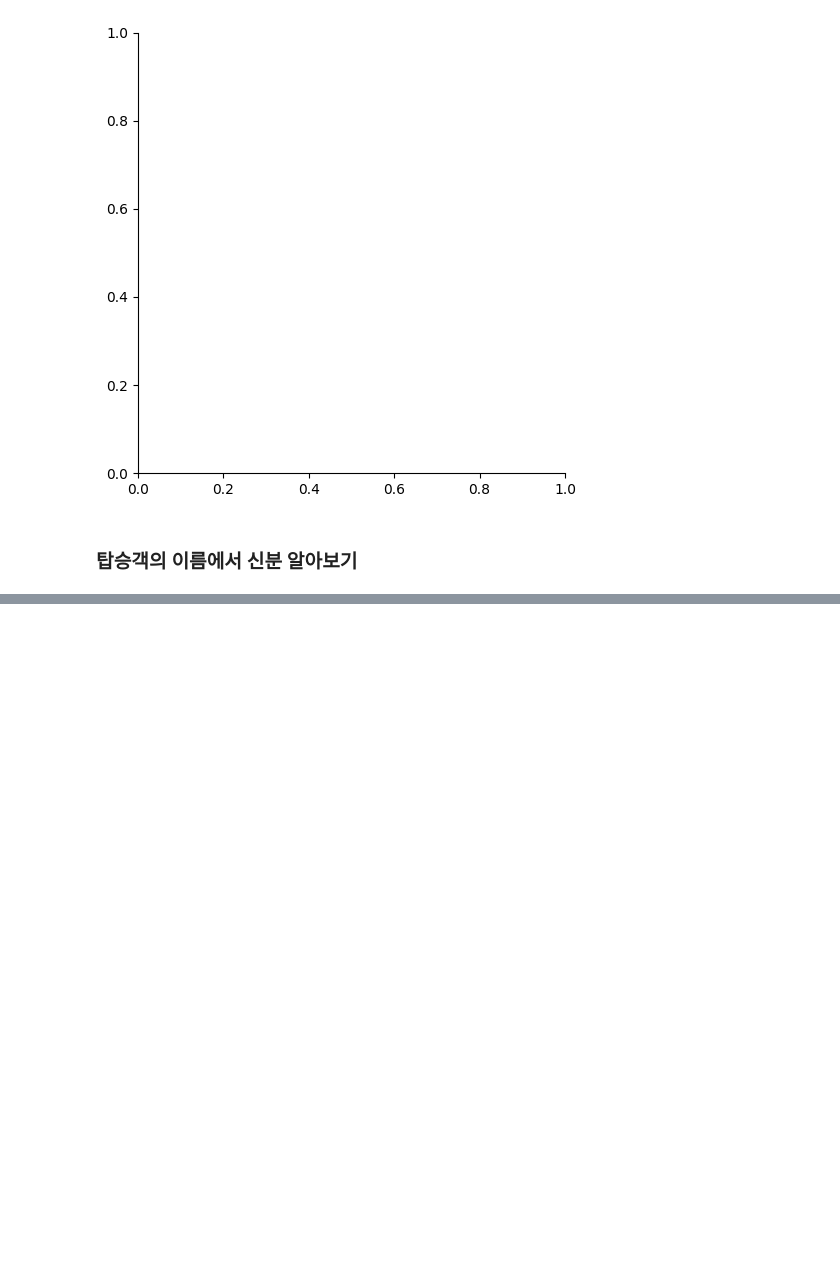
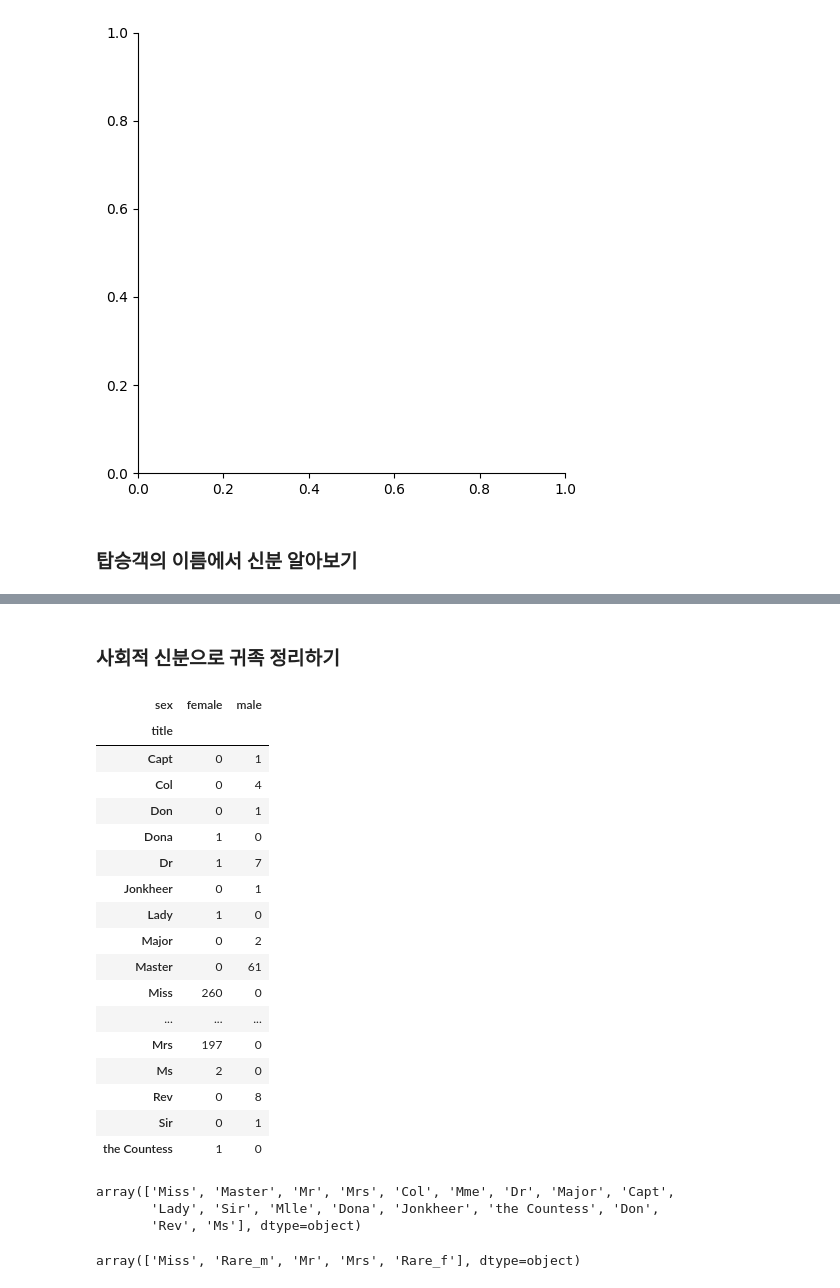
Before and after one commit to offpython/MachineLearning, a Jupyter notebook: ws_titanic/titanic.ipynb, the cells around one changed output, grey strips where cells are left out. Cells and saved outputs as stored; diff of their text form; code cells hidden in the pictures; blank space fills up the shorter version.

```diff
--- a/ws_titanic/titanic.ipynb
+++ b/ws_titanic/titanic.ipynb
@@ -170,3 +170,13 @@ AttributeError: Rectangle.set() got an unexpected keyword argument 'ked'
 [figure]
 # %% [markdown]
 ### 탑승객의 이름에서 신분 알아보기
+# %%
+import re
+
+title = []
+for idx, dataset in titanic.iterrows():
+    tmp = dataset['name']
+    title.append(re.search('\,\s\w+(\s\w+)?\.', tmp).group()[2:-1])
+
+titanic['title'] = title
+titanic.head()
@@ -172,0 +190,29 @@ AttributeError: Rectangle.set() got an unexpected keyword argument 'ked'
+# %% [markdown]
+### 사회적 신분으로 귀족 정리하기
+# %%
+pd.crosstab(titanic['title'], titanic['sex'])
+# %% [output]
+| sex | female | male |
+| title |  |  |
+| Capt | 0 | 1 |
+| Col | 0 | 4 |
+| Don | 0 | 1 |
+| Dona | 1 | 0 |
+| Dr | 1 | 7 |
+| Jonkheer | 0 | 1 |
+| Lady | 1 | 0 |
+| Major | 0 | 2 |
+| Master | 0 | 61 |
+| Miss | 260 | 0 |
+| ... | ... | ... |
+| Mrs | 197 | 0 |
+| Ms | 2 | 0 |
+| Rev | 0 | 8 |
+| Sir | 0 | 1 |
+| the Countess | 1 | 0 |
+# %%
+titanic['title'].unique()
+# %% [output]
+array(['Miss', 'Master', 'Mr', 'Mrs', 'Col', 'Mme', 'Dr', 'Major', 'Capt',
+       'Lady', 'Sir', 'Mlle', 'Dona', 'Jonkheer', 'the Countess', 'Don',
+       'Rev', 'Ms'], dtype=object)
@@ -172,0 +232,4 @@ AttributeError: Rectangle.set() got an unexpected keyword argument 'ked'
+# %%
+titanic['title'].unique()
+# %% [output]
+array(['Miss', 'Rare_m', 'Mr', 'Mrs', 'Rare_f'], dtype=object)
```
Also changed, not shown: parts of 6 cells of this notebook, 4 other files.
